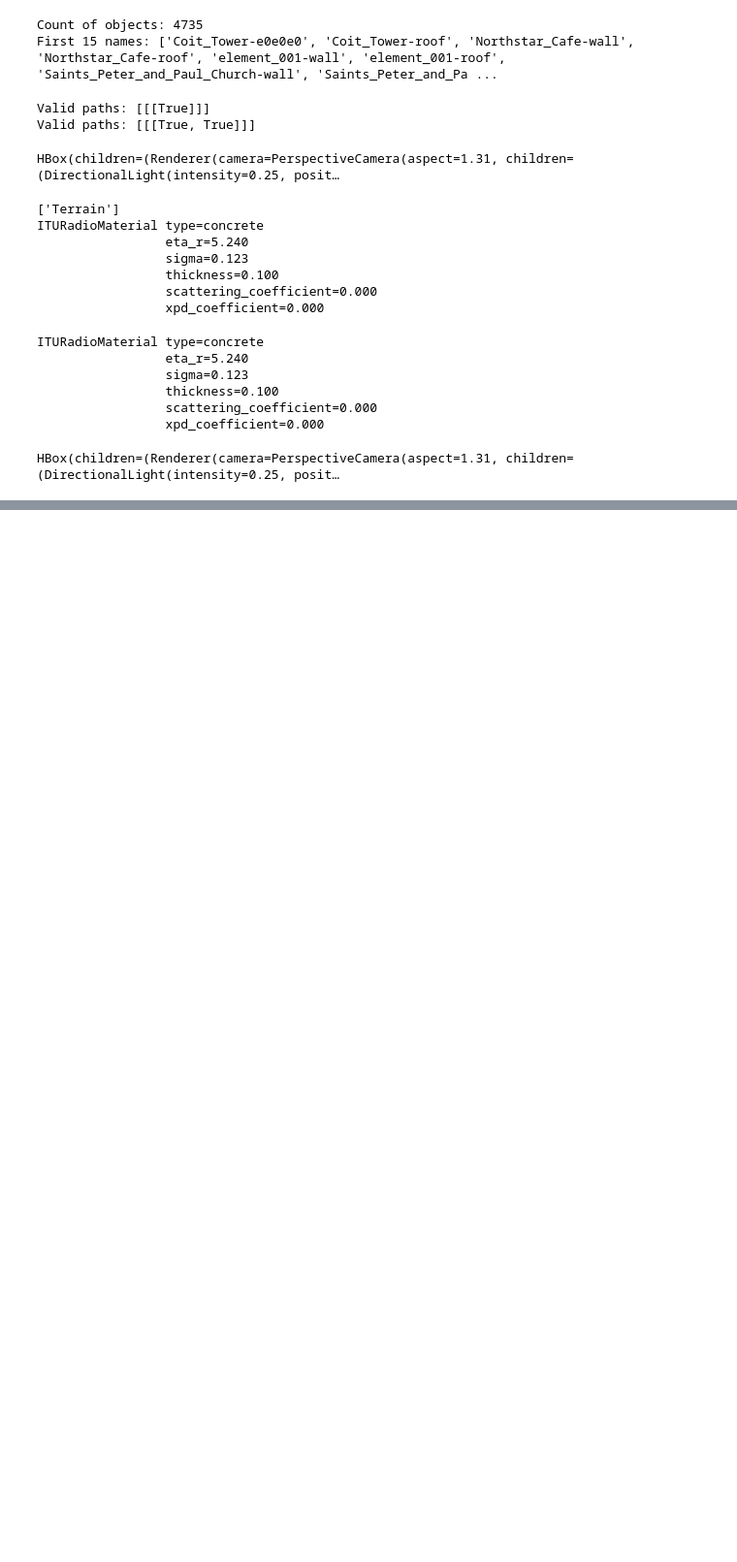
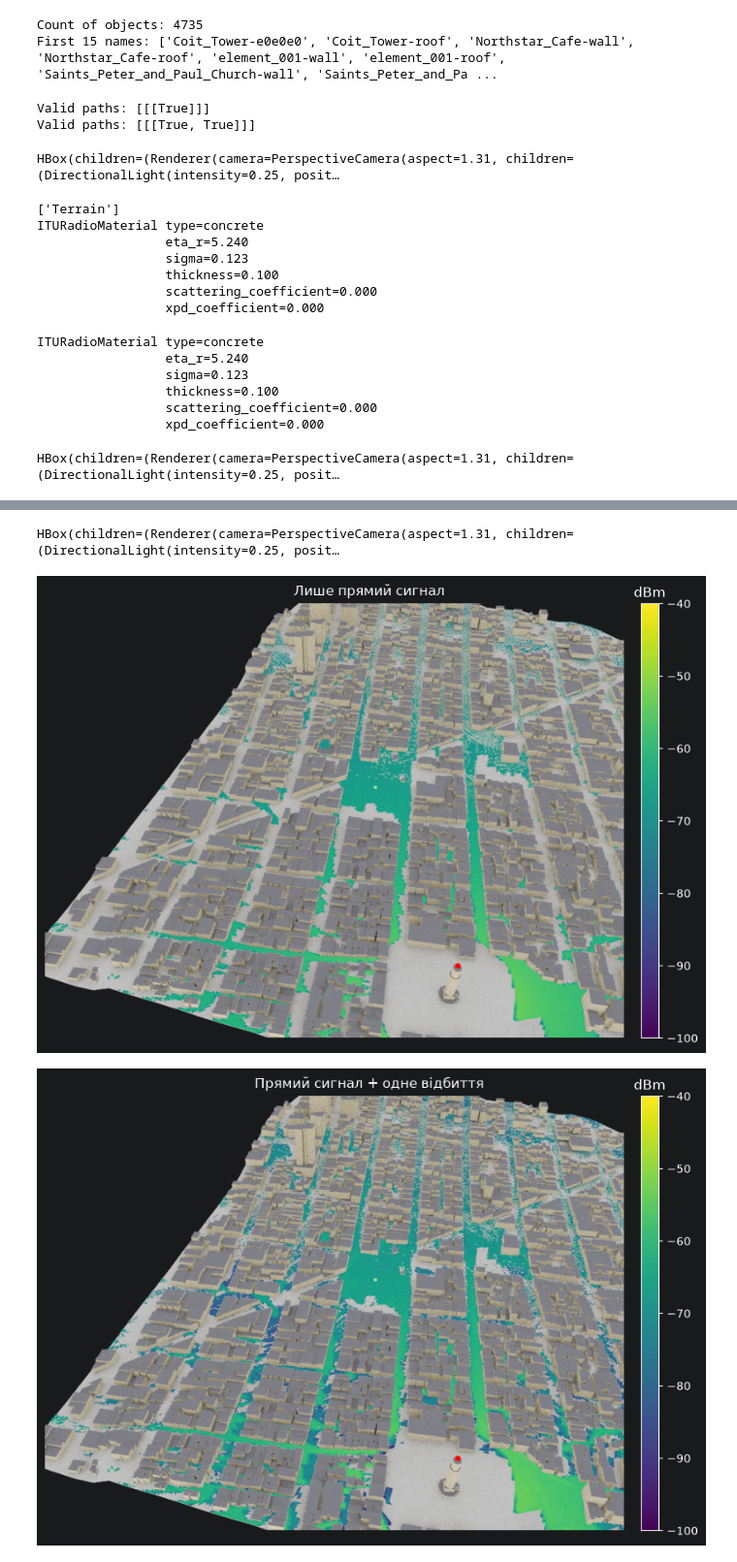
Before and after one commit to yexur3/learning-notes, a Jupyter notebook: python-projects/practice-python-and-sionna-study/terraing_study.ipynb, the cells around one changed output, grey strips where cells are left out. Shown at 97% size. Saved outputs shown, nothing was run; the diff lists cells and outputs as text; code cells hidden in the pictures; blank space fills up the shorter version.

```diff
--- a/python-projects/practice-python-and-sionna-study/terraing_study.ipynb
+++ b/python-projects/practice-python-and-sionna-study/terraing_study.ipynb
@@ -29,11 +29,11 @@ terrain_scene.tx_array = rt.PlanarArray(
 
 terrain_scene.rx_array = terrain_scene.tx_array
 
-picked_point = np.array([612.388, 76.674, 151.618])
+picked_point = np.array([615.867, 74.446, 151.863])
 
 terrain_tx = rt.Transmitter(
     name = "hill_tx",
-    position=(picked_point + [0,0,3]).tolist(),
+    position=(picked_point + [0.0, 0.0, 3 .0]).tolist(),
     power_dbm=30,
     display_radius=3
 )
@@ -136,4 +136,7 @@ a_after, _ = metal_paths.cir(
 
 print("Concrete:", np.abs(a_before).reshape(-1) ** 2)
 print("Metal:", np.abs(a_after).reshape(-1) ** 2)
+
+ground.radio_material = original_ground_material
+print(ground.radio_material)
 # %% [output]
@@ -141,0 +151,66 @@ Metal: [2.3399443e-10 2.3275451e-10]
+# %%
+measurement_surface = ground.clone(as_mesh=True)
+
+rt.transform_mesh(
+    measurement_surface,
+    translation=np.array([0, 0, 1.5])
+)
+
+terrain_map_solver = rt.RadioMapSolver()
+
+terrain_radio_map = terrain_map_solver(
+    scene = terrain_scene,
+    measurement_surface=measurement_surface,
+    max_depth=0,
+    refraction=False,
+    samples_per_tx=1_000_000
+)
+
+terrain_radio_map_3m = terrain_map_solver(
+    scene = terrain_scene,
+    measurement_surface=measurement_surface,
+    max_depth=0,
+    refraction=False,
+    samples_per_tx=3_000_000
+)
+
+terrain_map_reflections = terrain_map_solver(
+    scene=terrain_scene,
+    measurement_surface=measurement_surface,
+    max_depth=1,
+    los = True,
+    specular_reflection=True,
+    diffuse_reflection=False,
+    refraction=False,
+    samples_per_tx=3_000_000
+)
+
+#terrain_scene.preview(radio_map=terrain_radio_map_3m, rm_metric="rss", rm_vmin=-100, rm_vmax=-40)
+terrain_scene.preview(radio_map=terrain_map_reflections, rm_metric="rss", rm_vmin=-100, rm_vmax=-40)
+# %% [output]
+HBox(children=(Renderer(camera=PerspectiveCamera(aspect=1.31, children=(DirectionalLight(intensity=0.25, posit…
+# %%
+import matplotlib.pyplot as plt
+
+maps_to_compare = [
+    ("Лише прямий сигнал", terrain_radio_map_3m),
+    ("Прямий сигнал + одне відбиття", terrain_map_reflections)
+]
+
+for title, radio_map in maps_to_compare:
+    fig = terrain_scene.render(
+        camera="preview",
+        radio_map=radio_map,
+        rm_metric="rss",
+        rm_vmin=-100,
+        rm_vmax=-40,
+        rm_show_color_bar=True,
+        resolution=(800, 600),
+        num_samples=32
+    )
+
+    fig.suptitle(title)
+    plt.show()
+# %% [output]
+[figure, added]
+[figure, added]
```
Also changed, not shown: parts of 3 cells of this notebook.
